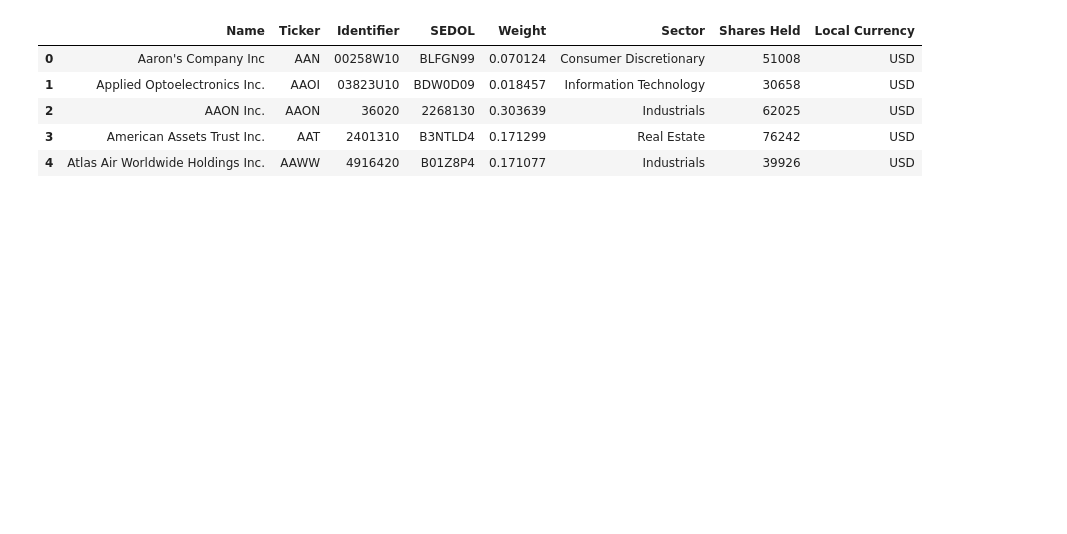
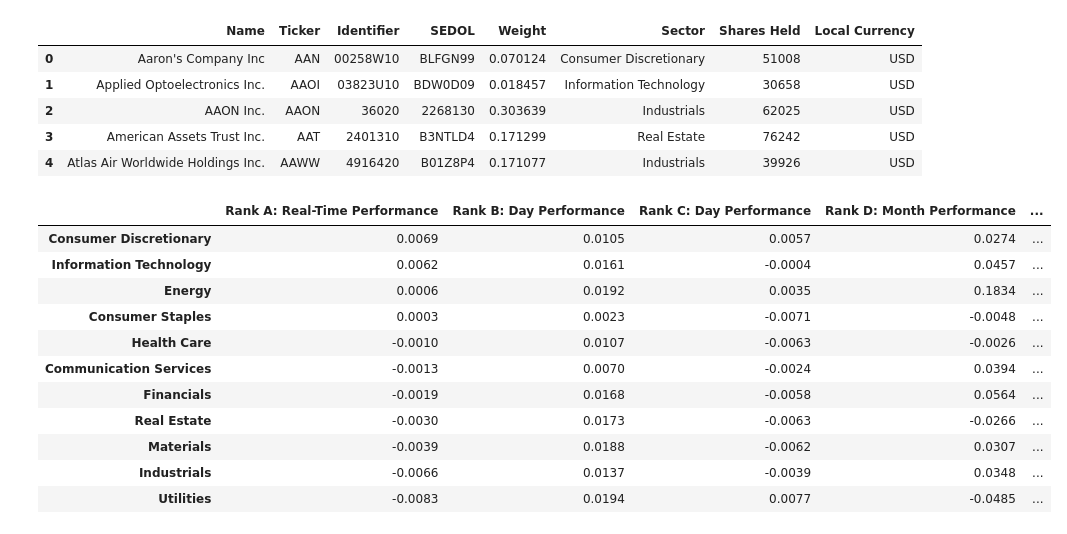
Before and after one commit to andresALLDAY/Project1, a Jupyter notebook: stock-prices-api.ipynb, the cells around one changed output. Drawn from its saved outputs; the diff is of its cells as text; code cells hidden in the pictures; blank space fills up the shorter version.

Commit message:
All stock prices loaded, slightly cleaned file. Split into yearly CSV's. Sector Perf Loaded

```diff
--- a/stock-prices-api.ipynb
+++ b/stock-prices-api.ipynb
@@ -20,6 +21,24 @@ small_cap.head()
 | 2 | AAON Inc. | AAON | 36020 | 2268130 | 0.303639 | Industrials | 62025 | USD |
 | 3 | American Assets Trust Inc. | AAT | 2401310 | B3NTLD4 | 0.171299 | Real Estate | 76242 | USD |
 | 4 | Atlas Air Worldwide Holdings Inc. | AAWW | 4916420 | B01Z8P4 | 0.171077 | Industrials | 39926 | USD |
+# %%
+sp = SectorPerformances(key=akey, output_format='pandas')
+data, meta_data = sp.get_sector()
+data.to_csv('api-data/sector_performance.csv')
+data
+# %% [output]
+|  | Rank A: Real-Time Performance | Rank B: Day Performance | Rank C: Day Performance | Rank D: Month Performance | ... |
+| Consumer Discretionary | 0.0069 | 0.0105 | 0.0057 | 0.0274 | ... |
+| Information Technology | 0.0062 | 0.0161 | -0.0004 | 0.0457 | ... |
+| Energy | 0.0006 | 0.0192 | 0.0035 | 0.1834 | ... |
+| Consumer Staples | 0.0003 | 0.0023 | -0.0071 | -0.0048 | ... |
+| Health Care | -0.0010 | 0.0107 | -0.0063 | -0.0026 | ... |
+| Communication Services | -0.0013 | 0.0070 | -0.0024 | 0.0394 | ... |
+| Financials | -0.0019 | 0.0168 | -0.0058 | 0.0564 | ... |
+| Real Estate | -0.0030 | 0.0173 | -0.0063 | -0.0266 | ... |
+| Materials | -0.0039 | 0.0188 | -0.0062 | 0.0307 | ... |
+| Industrials | -0.0066 | 0.0137 | -0.0039 | 0.0348 | ... |
+| Utilities | -0.0083 | 0.0194 | 0.0077 | -0.0485 | ... |
 # %%
 ts = TimeSeries(key=akey, output_format='pandas', indexing_type='integer')
 data, meta_data = ts.get_monthly('AAN')
```
Also changed, not shown: parts of 5 cells of this notebook, 10 other files.
